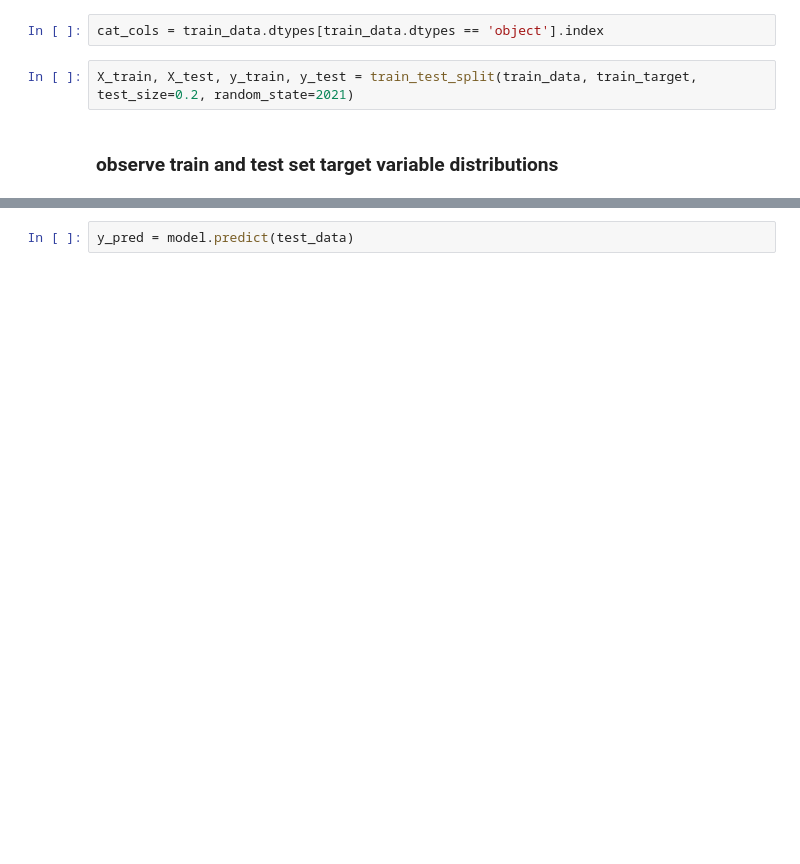
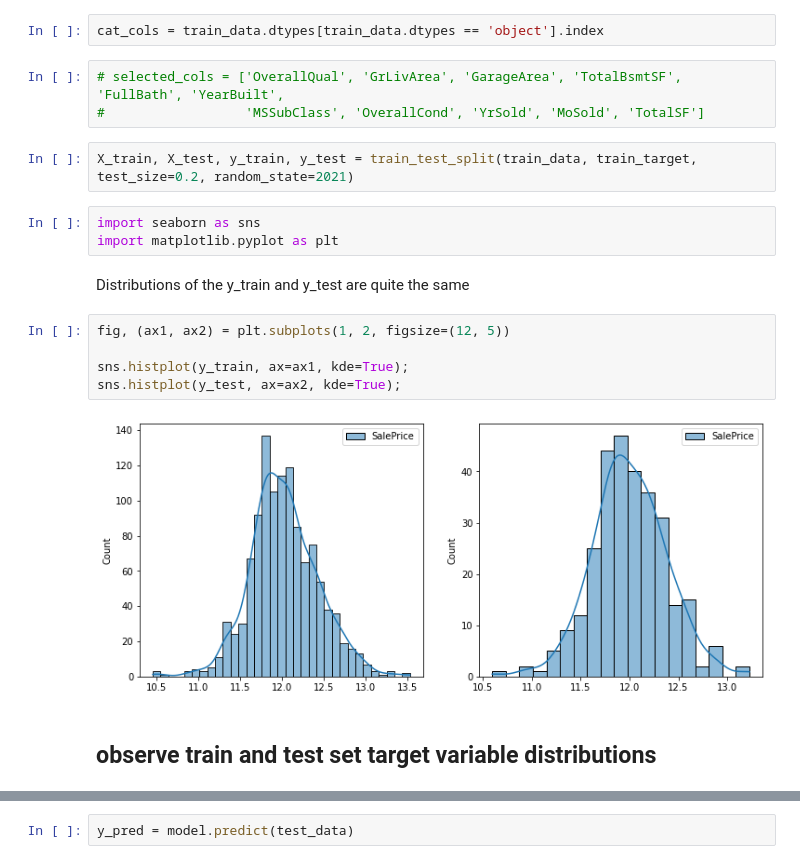
Before and after one commit to QazyBi/data-science-projects, a Jupyter notebook: house-prices/notebooks/predict.ipynb, the cells around one changed output, grey strips where cells are left out. Saved outputs shown, nothing was run; the diff lists cells and outputs as text; blank space fills up the shorter version.

```diff
--- a/house-prices/notebooks/predict.ipynb
+++ b/house-prices/notebooks/predict.ipynb
@@ -62,9 +63,24 @@ train_target.head()
 # %%
 cat_cols = train_data.dtypes[train_data.dtypes == 'object'].index
+# %%
+# selected_cols = ['OverallQual', 'GrLivArea', 'GarageArea', 'TotalBsmtSF', 'FullBath', 'YearBuilt',
+#                  'MSSubClass', 'OverallCond', 'YrSold', 'MoSold', 'TotalSF']
 # %%
 X_train, X_test, y_train, y_test = train_test_split(train_data, train_target, test_size=0.2, random_state=2021)
+# %%
+import seaborn as sns
+import matplotlib.pyplot as plt
+# %% [markdown]
+Distributions of the y_train and y_test are quite the same
+# %%
+fig, (ax1, ax2) = plt.subplots(1, 2, figsize=(12, 5))
+
+sns.histplot(y_train, ax=ax1, kde=True);
+sns.histplot(y_test, ax=ax2, kde=True);
+# %% [output]
+[figure, added]
 # %% [markdown]
-### observe train and test set target variable distributions
+## observe train and test set target variable distributions
 # %%
 model = CatBoostRegressor()
 model.fit(X_train, y_train, cat_features=cat_cols, verbose=100)
```
Also changed, not shown: parts of 18 cells of this notebook, 12 other files.
